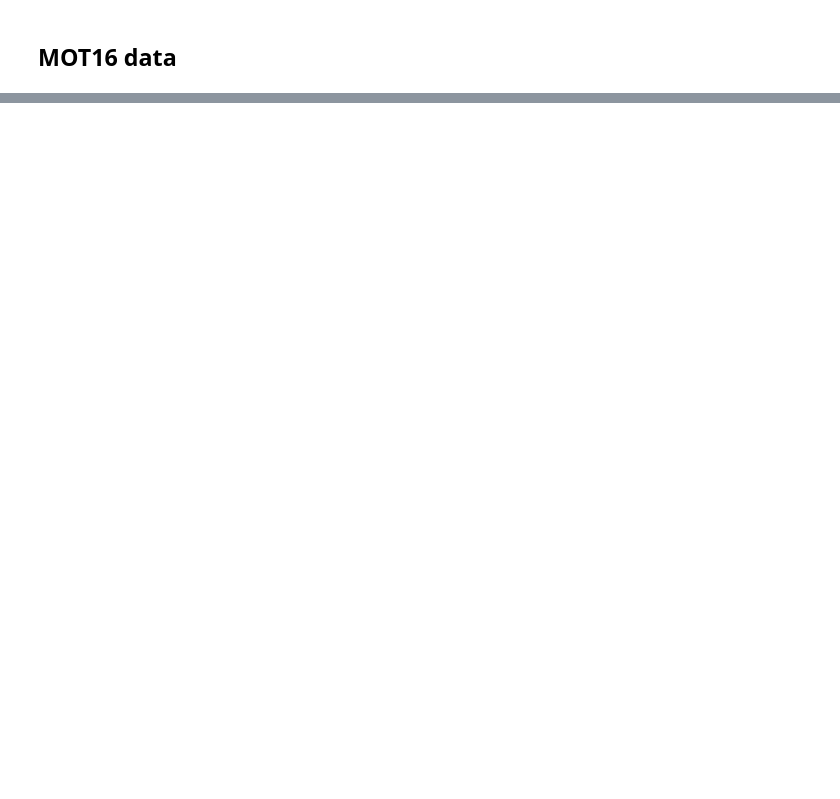
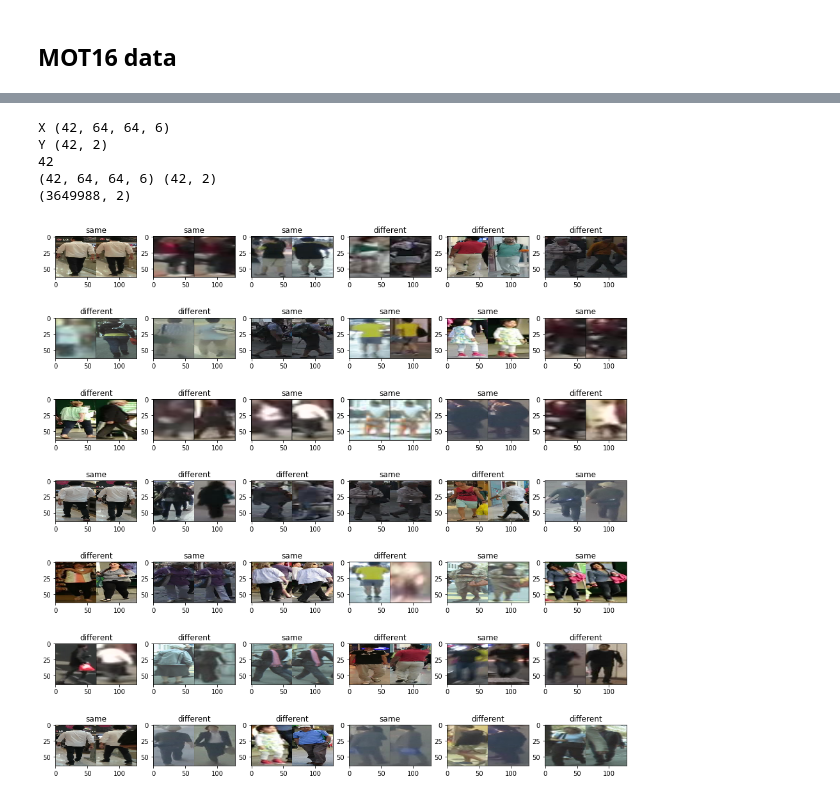
Before and after one commit to jutanke/cabbage, a Jupyter notebook: prototyping/Test_Data_Sampling.ipynb, the cells around one changed output, grey strips where cells are left out. Cells and saved outputs as stored; diff of their text form; code cells hidden in the pictures; blank space fills up the shorter version.

Commit message:
enable mot16 sampler for reid

```diff
--- a/prototyping/Test_Data_Sampling.ipynb
+++ b/prototyping/Test_Data_Sampling.ipynb
@@ -93,15 +107,26 @@ MOT16-02 .. elapsed 0.017693758010864258
 # %%
-X, Y = mot16_sampler.get_named_batch('MOT16-02', 10, 5)
+X, Y = mot16_sampler.get_all_batch(3, 3)
+#X, Y = mot16_sampler.get_named_batch('MOT16-04', 10, 5)
+
+print(X.shape, Y.shape)
+print(mot16_sampler.pos_pairs['MOT16-04'].shape)
 
 fig = plt.figure(figsize=(16,16))
 
 for i,(x,y) in enumerate(zip(X,Y)):
-    ax = fig.add_subplot(4,4,i+1)
+    ax = fig.add_subplot(7,6,i+1)
     txt = 'same' if y[0] == 1 else 'different'
     ax.set_title(txt)
     a = x[:,:,0:3]
     b = x[:,:,3:6]
     x = np.concatenate([a, b], axis=1)
     ax.imshow(x)
 
 plt.show()
+# %% [output]
+X (42, 64, 64, 6)
+Y (42, 2)
+42
+(42, 64, 64, 6) (42, 2)
+(3649988, 2)
+[figure, added]
```
Also changed, not shown: parts of 3 cells of this notebook, 1 other file.
